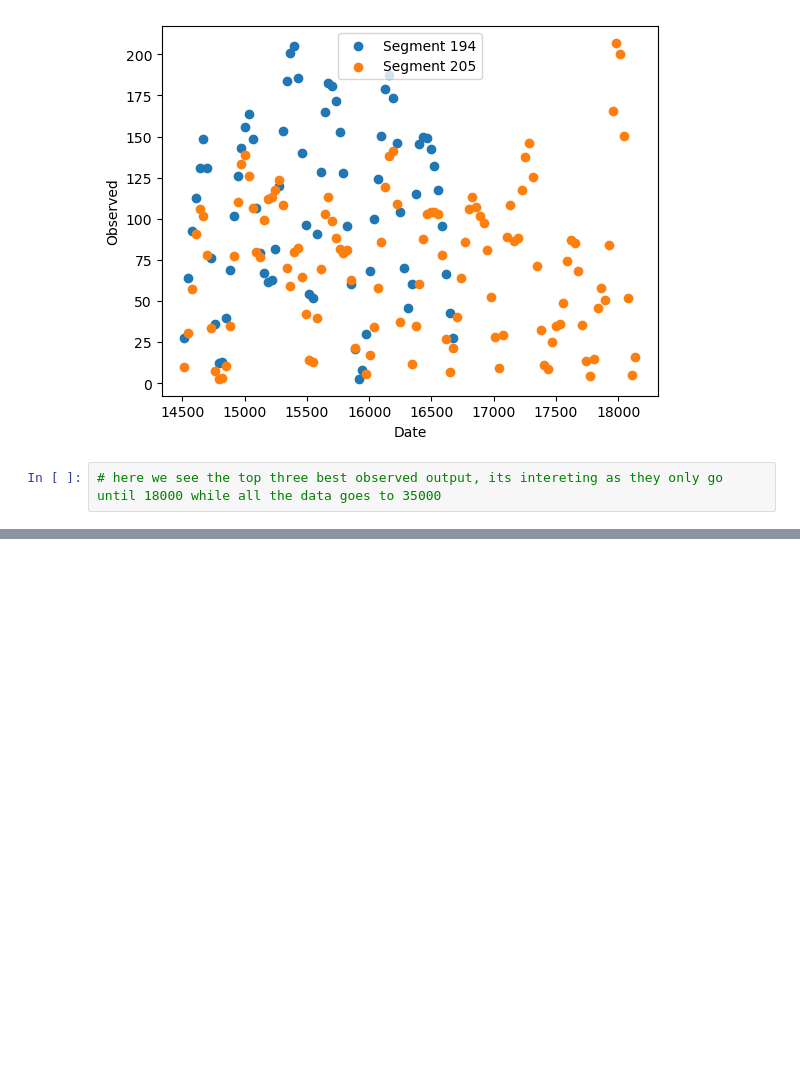
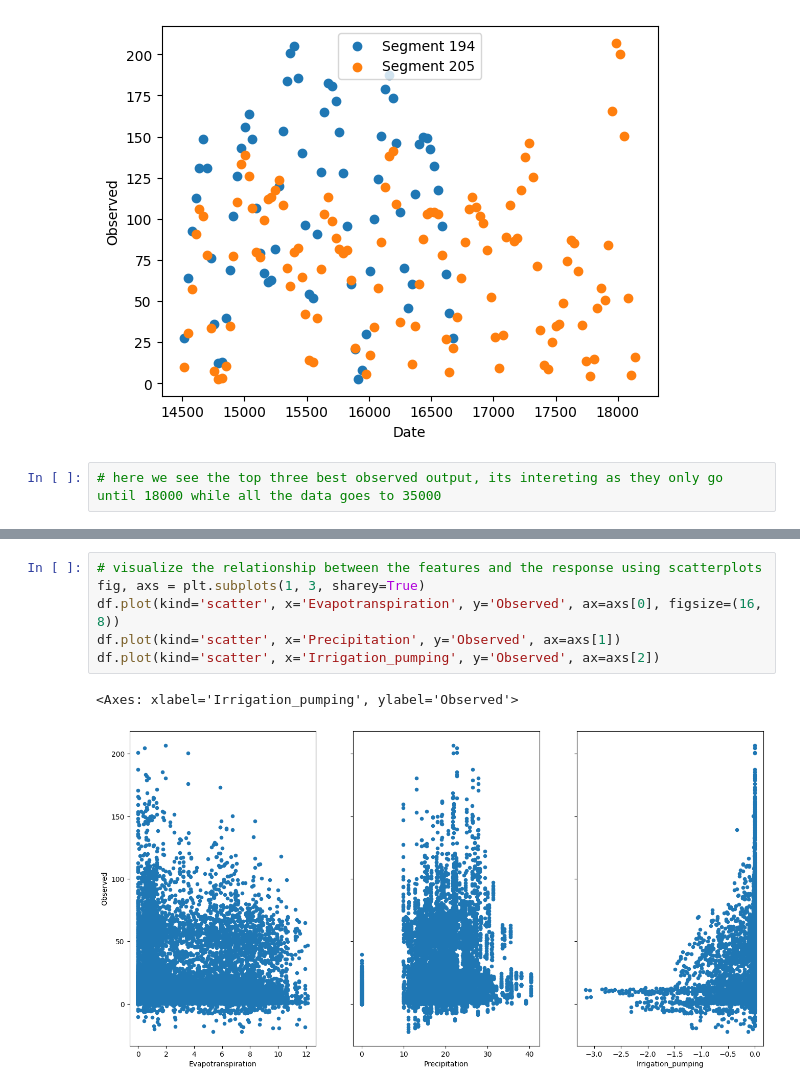
Before and after one commit to n8taylor/cs_5830_project6, a Jupyter notebook: project6.ipynb, the cells around one changed output, grey strips where cells are left out. Drawn from its saved outputs; the diff is of its cells as text; blank space fills up the shorter version.

```diff
--- a/project6.ipynb
+++ b/project6.ipynb
@@ -373,0 +383,9 @@ plt.show()
+# %%
+# visualize the relationship between the features and the response using scatterplots
+fig, axs = plt.subplots(1, 3, sharey=True)
+df.plot(kind='scatter', x='Evapotranspiration', y='Observed', ax=axs[0], figsize=(16, 8))
+df.plot(kind='scatter', x='Precipitation', y='Observed', ax=axs[1])
+df.plot(kind='scatter', x='Irrigation_pumping', y='Observed', ax=axs[2])
+# %% [output]
+<Axes: xlabel='Irrigation_pumping', ylabel='Observed'>
+[figure, added]
```
Also changed, not shown: parts of 16 cells of this notebook.
